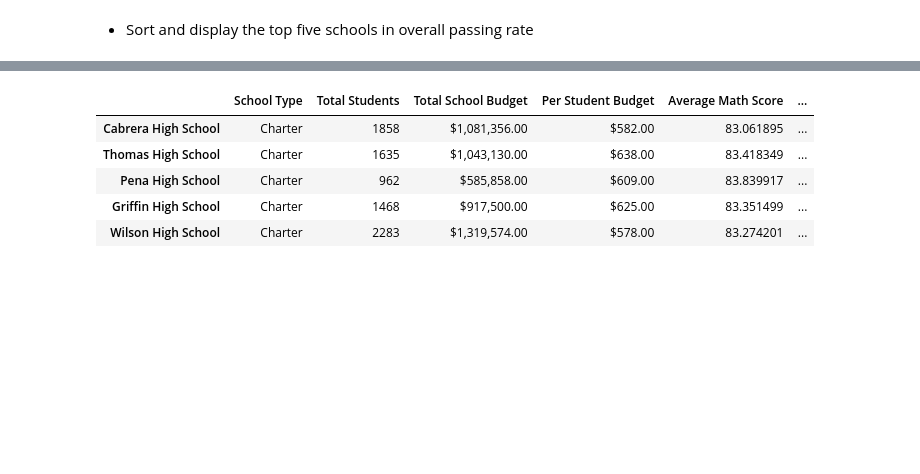
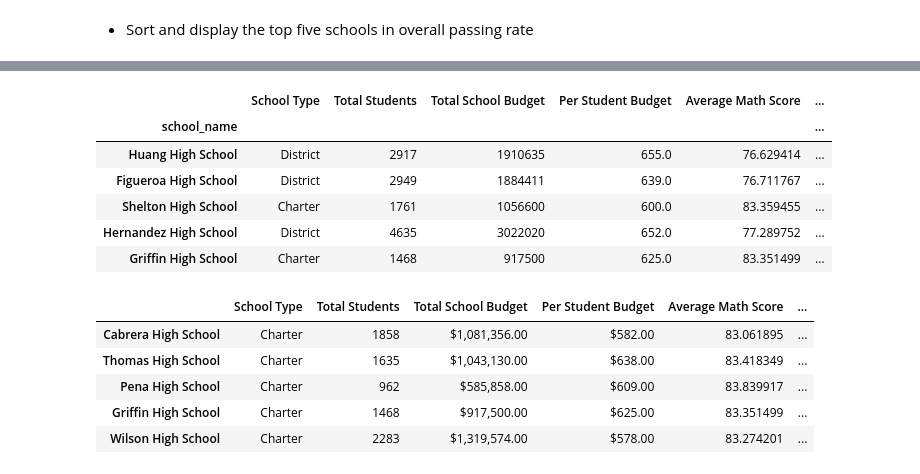
Before and after one commit to hvannia/AcademyOfPy, a Jupyter notebook: PyCitySchools.ipynb, the cells around one changed output, grey strips where cells are left out. Saved outputs shown, nothing was run; the diff lists cells and outputs as text; code cells hidden in the pictures; blank space fills up the shorter version.

Commit message:
top peforming schools

```diff
--- a/PyCitySchools.ipynb
+++ b/PyCitySchools.ipynb
@@ -134,3 +132,15 @@ districtSummary.head()
 ## Top Performing Schools (By Passing Rate)
 # %% [markdown]
 * Sort and display the top five schools in overall passing rate
+# %%
+school_data_pd = pd.read_csv(school_data_to_load)
+#get original school data, #make index school name and add column budget per student
+sch_df= school_data_pd
+sch_dfi=sch_df.set_index("school_name")
+sch_dfi.drop(["School ID"], axis=1, inplace=True)
+sch_dfi["psb"]=sch_dfi["budget"] / sch_dfi["size"]
+sch_dfi.rename(columns={"type":"School Type",
+                        "size":"Total Students",
+                        "budget":"Total School Budget",
+                        "psb":"Per Student Budget"}, inplace=True)
+sch_dfi.head()
@@ -136,0 +155,15 @@ districtSummary.head()
+# %%
+student_data_pd = pd.read_csv(student_data_to_load)
+#get original student data, group by school name , calculate aggregates
+stu_df= student_data_pd
+
+stu_df["% Passing Math"]= (stu_df["math_score"].loc[(stu_df["math_score"]>=70)].count() *100)/ stu_df["student_name"].count()
+stu_df["% Passing Reading"]= (stu_df["reading_score"].loc[(stu_df["reading_score"]>=70)].count() *100)/ stu_df["student_name"].count()
+stu_df["% Overall Passing Rate"]=(stu_df["% Passing Math"]+stu_df["% Passing Reading"])/2
+trimmedstu=stu_df.drop(['Student ID','student_name', 'gender', 'grade','reading_score','math_score'], axis=1)
+trimmedstu.groupby('school_name')
+stu_grp_df=pd.DataFrame({"Average Math Score":stu_grp["math_score"].mean(),
+                      "Average Reading Score":stu_grp["reading_score"].mean()
+                        })
+stu_grp_df.head()
+# merge all data
@@ -137,3 +178,14 @@ districtSummary.head()
+# %%
+allData=pd.merge(sch_dfi, stu_grp_df,  on="school_name")
+allData.head()
+# %% [output]
+|  | School Type | Total Students | Total School Budget | Per Student Budget | Average Math Score | ... |
+| school_name |  |  |  |  |  | ... |
+| Huang High School | District | 2917 | 1910635 | 655.0 | 76.629414 | ... |
+| Figueroa High School | District | 2949 | 1884411 | 639.0 | 76.711767 | ... |
+| Shelton High School | Charter | 1761 | 1056600 | 600.0 | 83.359455 | ... |
+| Hernandez High School | District | 4635 | 3022020 | 652.0 | 77.289752 | ... |
+| Griffin High School | Charter | 1468 | 917500 | 625.0 | 83.351499 | ... |
 # %%
 # %% [output]
 |  | School Type | Total Students | Total School Budget | Per Student Budget | Average Math Score | ... |
```
Also changed, not shown: parts of 3 cells of this notebook.
